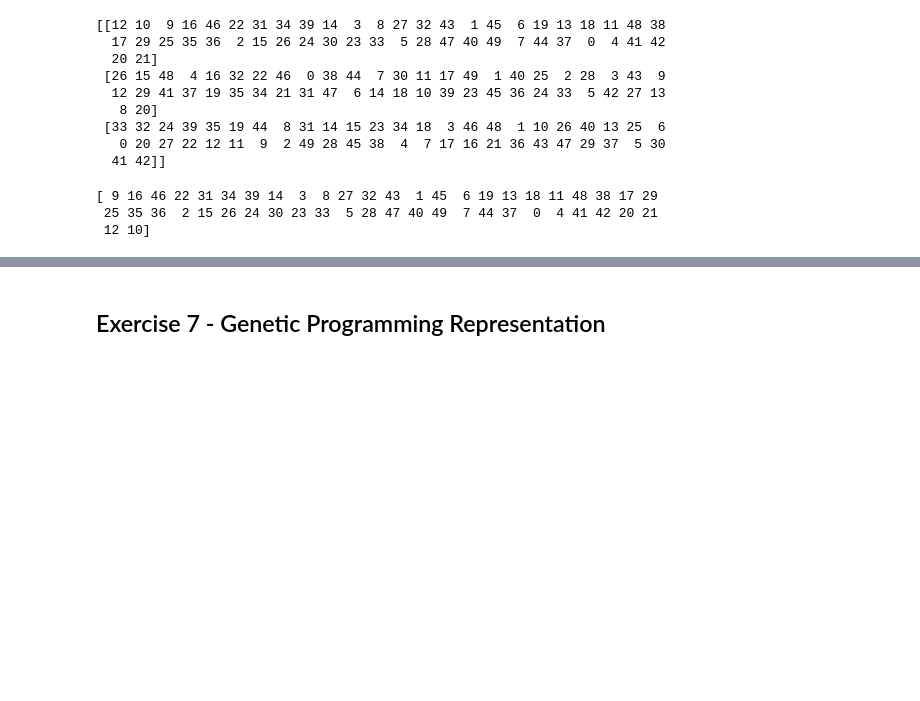
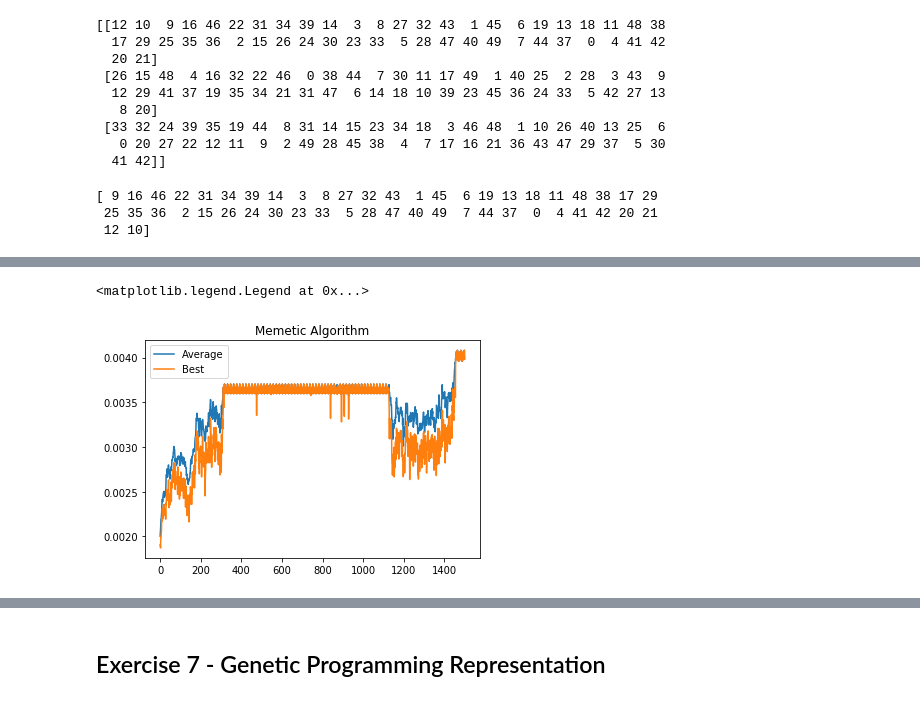
Before and after one commit to marlousnijman/natural_computing, a Jupyter notebook: Assignment 1/assignment1.ipynb, the cells around one changed output, grey strips where cells are left out. Cells and saved outputs as stored; diff of their text form; code cells hidden in the pictures; blank space fills up the shorter version.

```diff
--- a/Assignment 1/assignment1.ipynb
+++ b/Assignment 1/assignment1.ipynb
@@ -342,0 +345,8 @@ plt.plot(distance_array)
+# %%
+plt.plot(fitness_array[:,2])
+plt.plot(fitness_array[:,0])
+plt.title("Memetic Algorithm")
+plt.legend(["Average","Best"])
+# %% [output]
+<matplotlib.legend.Legend at 0x...>
+[figure, added]
```
Also changed, not shown: parts of 6 cells of this notebook.
